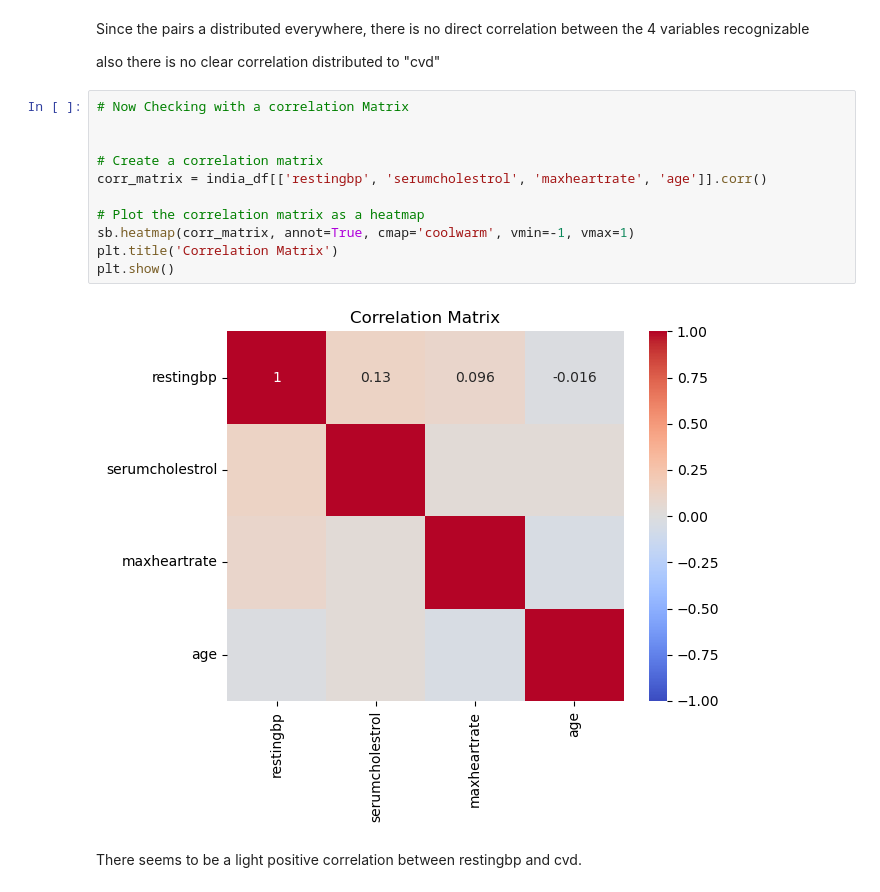
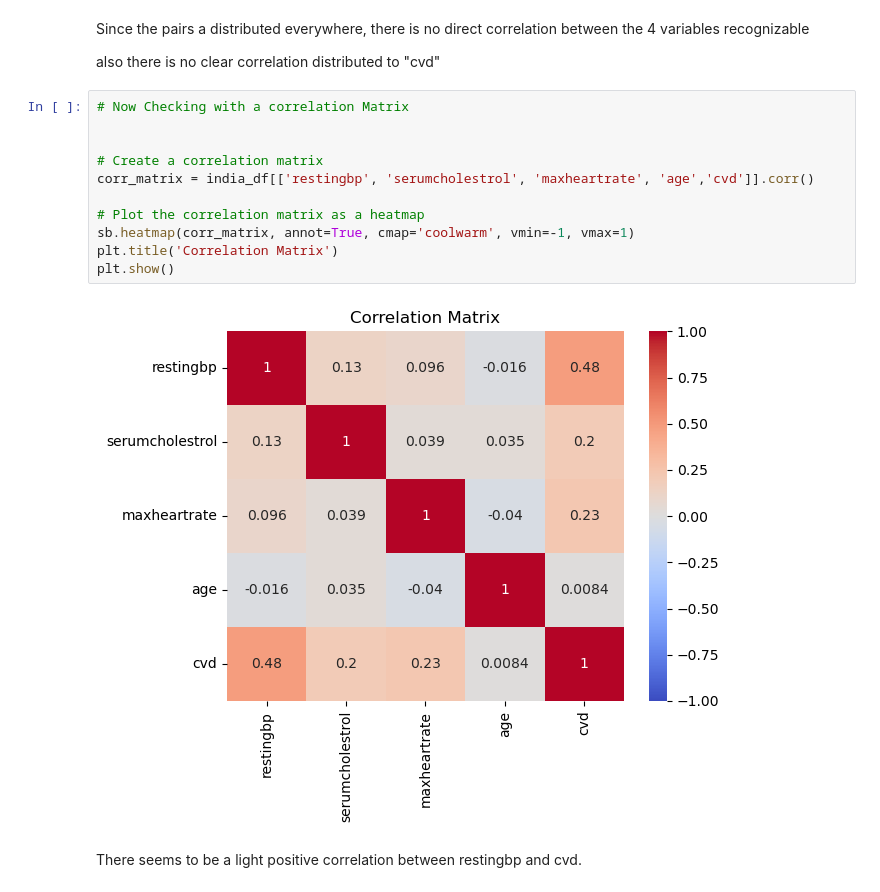
Before and after one commit to BigKawa/Projekt1-Linh-Zala-CVD, a Jupyter notebook: cvd_notebook.ipynb, the cells around one changed output. Drawn from its saved outputs; the diff is of its cells as text.

```diff
--- a/cvd_notebook.ipynb
+++ b/cvd_notebook.ipynb
@@ -459,16 +481,16 @@ also there is no clear correlation distributed to "cvd"
 # %%
 # Now Checking with a correlation Matrix
 
 
 # Create a correlation matrix
-corr_matrix = india_df[['restingbp', 'serumcholestrol', 'maxheartrate', 'age']].corr()
+corr_matrix = india_df[['restingbp', 'serumcholestrol', 'maxheartrate', 'age','cvd']].corr()
 
 # Plot the correlation matrix as a heatmap
 sb.heatmap(corr_matrix, annot=True, cmap='coolwarm', vmin=-1, vmax=1)
 plt.title('Correlation Matrix')
 plt.show()
 # %% [output]
-[figure, old version]
+[figure, new version]
 # %% [markdown]
 There seems to be a light positive correlation between restingbp and cvd.
 # %%
```
Also changed, not shown: parts of 8 cells of this notebook.
